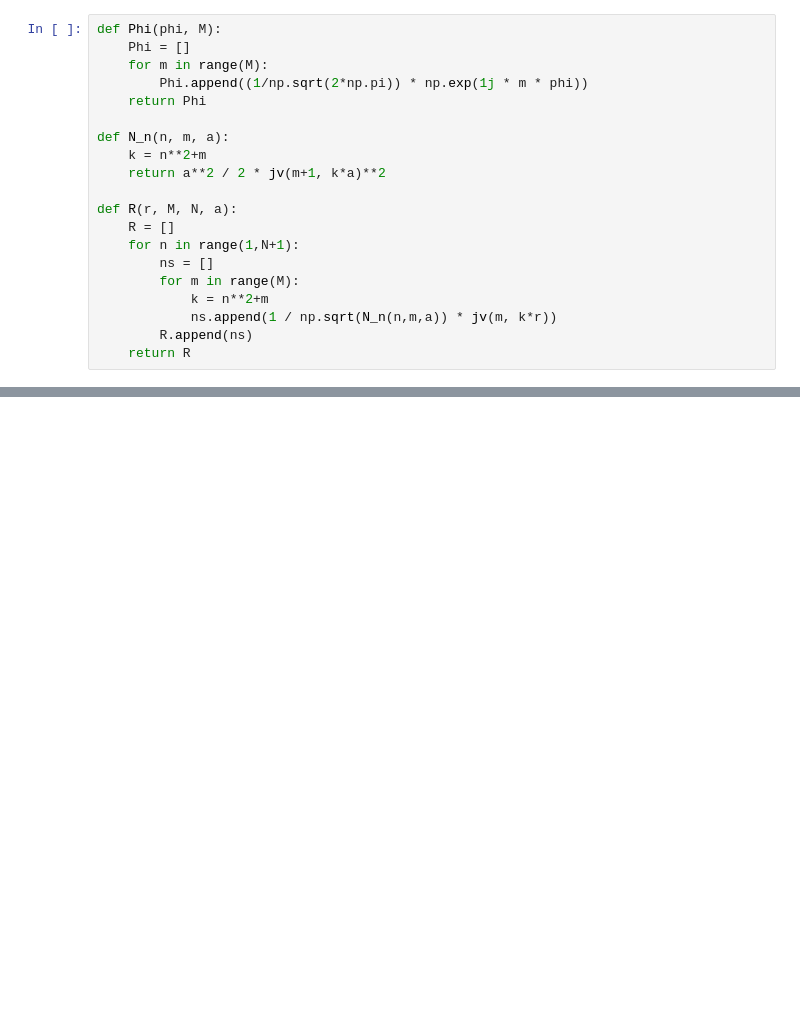
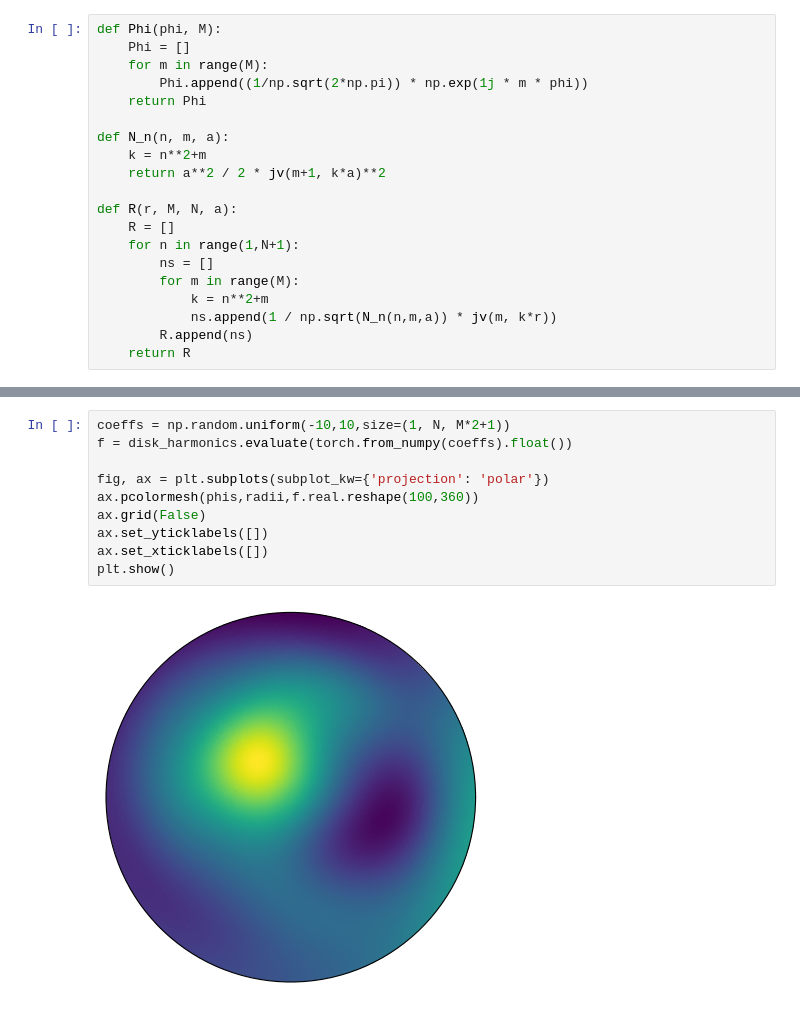
Before and after one commit to ColinKohler/fourier_value_functions, a Jupyter notebook: notebooks/PolarFourierTransform.ipynb, the cells around one changed output, grey strips where cells are left out. Drawn from its saved outputs; the diff is of its cells as text; blank space fills up the shorter version.

```diff
--- a/notebooks/PolarFourierTransform.ipynb
+++ b/notebooks/PolarFourierTransform.ipynb
@@ -166,0 +169,12 @@ plt.show()
+# %%
+coeffs = np.random.uniform(-10,10,size=(1, N, M*2+1))
+f = disk_harmonics.evaluate(torch.from_numpy(coeffs).float())
+
+fig, ax = plt.subplots(subplot_kw={'projection': 'polar'})
+ax.pcolormesh(phis,radii,f.real.reshape(100,360))
+ax.grid(False)
+ax.set_yticklabels([])
+ax.set_xticklabels([])
+plt.show()
+# %% [output]
+[figure, added]
```
Also changed, not shown: parts of 11 cells of this notebook, 7 other files.
